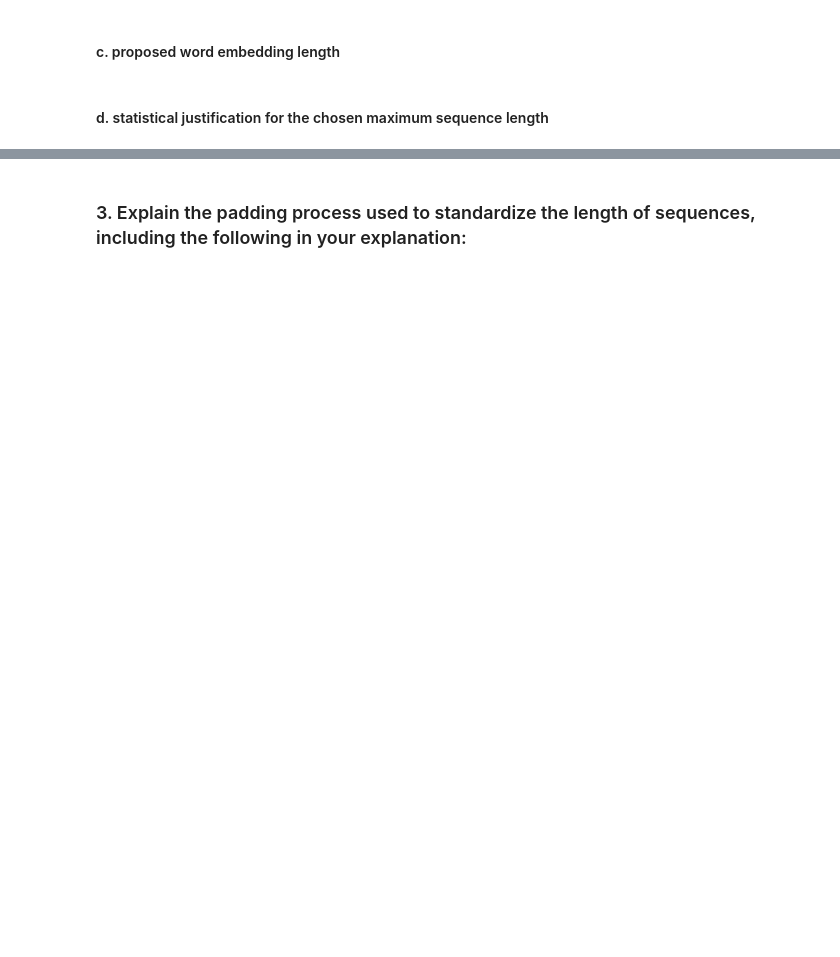
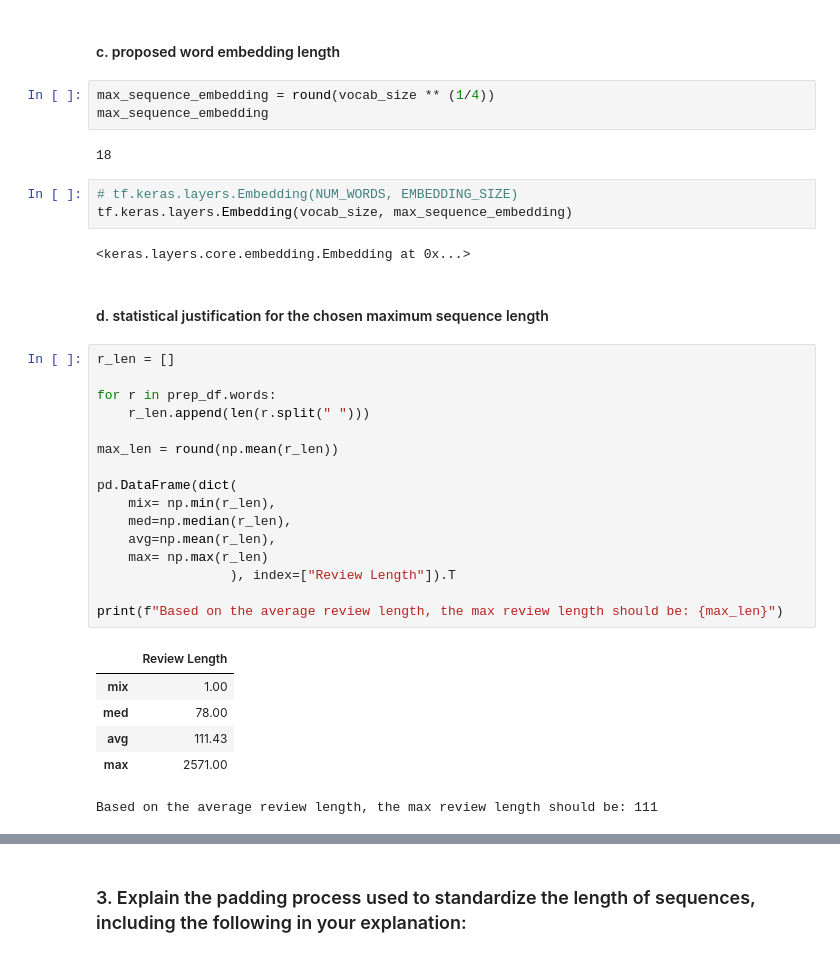
Before and after one commit to chrispaynes/OSDSC-Portfolio, a Jupyter notebook: neural_networks_sentiment_analysis/nn_sentiment_analysis.ipynb, the cells around one changed output, grey strips where cells are left out. Cells and saved outputs as stored; diff of their text form; blank space fills up the shorter version.

```diff
--- a/neural_networks_sentiment_analysis/nn_sentiment_analysis.ipynb
+++ b/neural_networks_sentiment_analysis/nn_sentiment_analysis.ipynb
@@ -349,6 +374,39 @@ get_index(data=prep_df.words)
 # %% [markdown]
 #### c. proposed word embedding length
+# %%
+max_sequence_embedding = round(vocab_size ** (1/4))
+max_sequence_embedding
+# %% [output]
+18
+# %%
+# tf.keras.layers.Embedding(NUM_WORDS, EMBEDDING_SIZE)
+tf.keras.layers.Embedding(vocab_size, max_sequence_embedding)
+# %% [output]
+<keras.layers.core.embedding.Embedding at 0x...>
 # %% [markdown]
 #### d. statistical justification for the chosen maximum sequence length
+# %%
+r_len = []
+
+for r in prep_df.words:
+    r_len.append(len(r.split(" ")))
+
+max_len = round(np.mean(r_len))
+
+pd.DataFrame(dict(
+    mix= np.min(r_len),
+    med=np.median(r_len),
+    avg=np.mean(r_len),
+    max= np.max(r_len)
+                 ), index=["Review Length"]).T
+
+print(f"Based on the average review length, the max review length should be: {max_len}")
+# %% [output]
+|  | Review Length |
+| mix | 1.00 |
+| med | 78.00 |
+| avg | 111.43 |
+| max | 2571.00 |
+Based on the average review length, the max review length should be: 111
 # %% [markdown]
 ### 2.  Describe the goals of the tokenization process, including any code generated and packages that are used to normalize text during the tokenization process.
```
Also changed, not shown: parts of 16 cells of this notebook.
